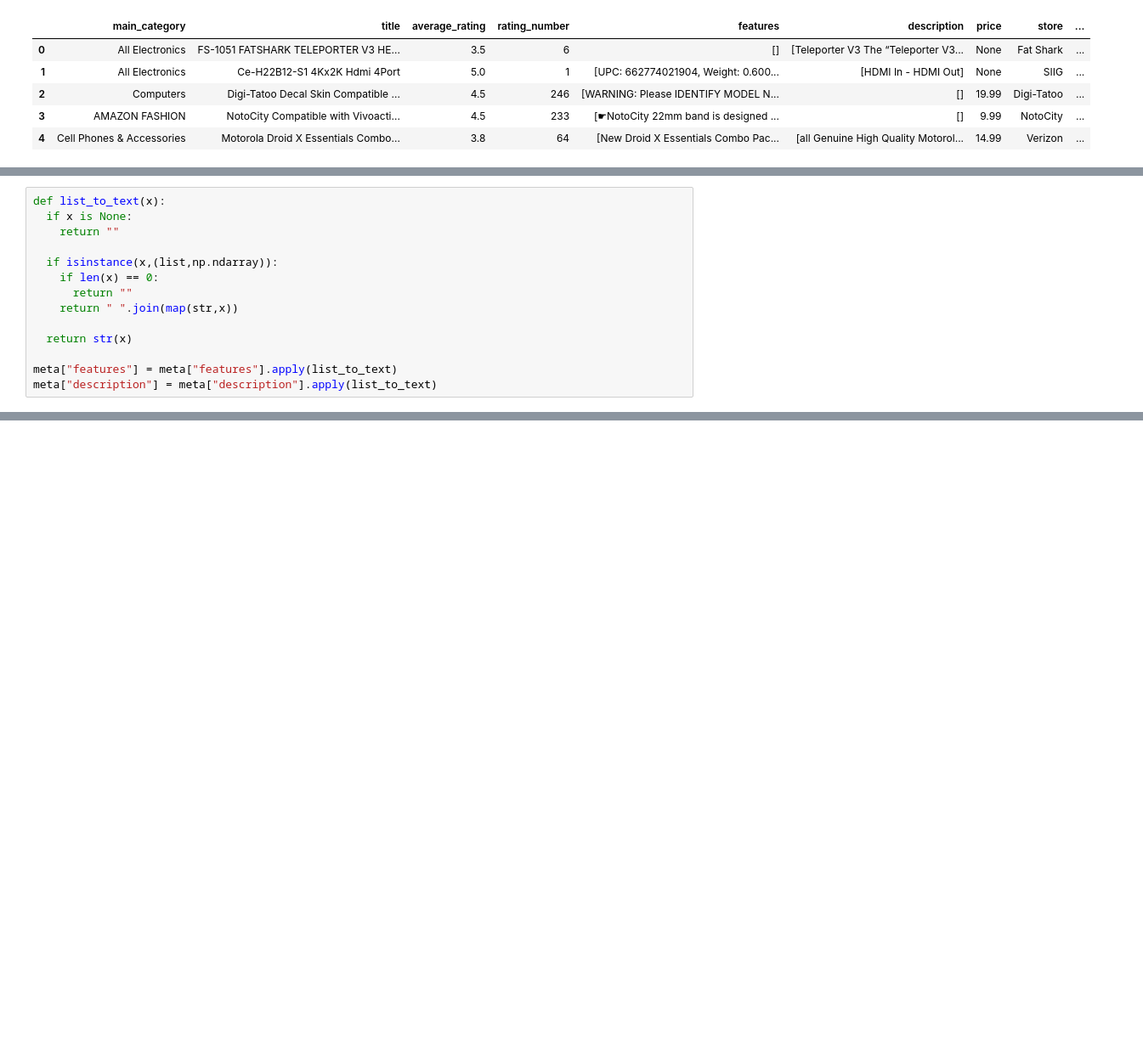
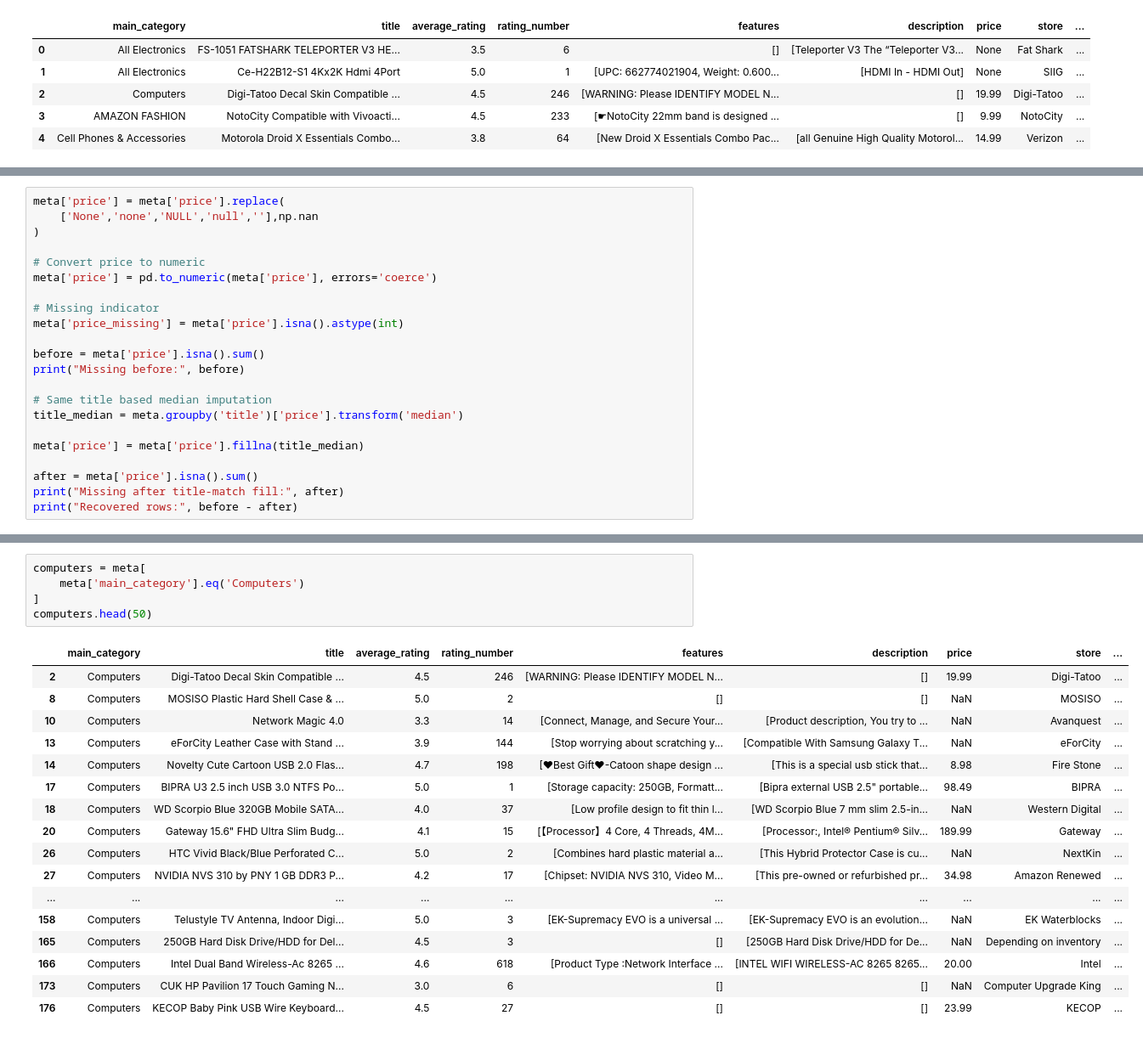
Before and after one commit to satyamkarn100-ctrl/Neural-Recommendation-Personalization-Engine, a Jupyter notebook: 02_preprocessing.ipynb, the cells around one changed output, grey strips where cells are left out. Shown at 85% size. Saved outputs shown, nothing was run; the diff lists cells and outputs as text; blank space fills up the shorter version.

```diff
--- a/02_preprocessing.ipynb
+++ b/02_preprocessing.ipynb
@@ -100,14 +98,0 @@ meta["price"] = pd.to_numeric(meta["price"], errors="coerce")
-# %%
-def list_to_text(x):
-  if x is None:
-    return ""
-
-  if isinstance(x,(list,np.ndarray)):
-    if len(x) == 0:
-      return ""
-    return " ".join(map(str,x))
-
-  return str(x)
-
-meta["features"] = meta["features"].apply(list_to_text)
-meta["description"] = meta["description"].apply(list_to_text)
@@ -144,0 +161,22 @@ Meta-data Coverage: 14.32 %
+# %%
+meta['price'] = meta['price'].replace(
+    ['None','none','NULL','null',''],np.nan
+)
+
+# Convert price to numeric
+meta['price'] = pd.to_numeric(meta['price'], errors='coerce')
+
+# Missing indicator
+meta['price_missing'] = meta['price'].isna().astype(int)
+
+before = meta['price'].isna().sum()
+print("Missing before:", before)
+
+# Same title based median imputation
+title_median = meta.groupby('title')['price'].transform('median')
+
+meta['price'] = meta['price'].fillna(title_median)
+
+after = meta['price'].isna().sum()
+print("Missing after title-match fill:", after)
+print("Recovered rows:", before - after)
@@ -144,0 +216,23 @@ Meta-data Coverage: 14.32 %
+# %%
+computers = meta[
+    meta['main_category'].eq('Computers')
+]
+computers.head(50)
+# %% [output]
+|  | main_category | title | average_rating | rating_number | features | description | price | store | ... |
+| 2 | Computers | Digi-Tatoo Decal Skin Compatible ... | 4.5 | 246 | [WARNING: Please IDENTIFY MODEL N... | [] | 19.99 | Digi-Tatoo | ... |
+| 8 | Computers | MOSISO Plastic Hard Shell Case & ... | 5.0 | 2 | [] | [] | NaN | MOSISO | ... |
+| 10 | Computers | Network Magic 4.0 | 3.3 | 14 | [Connect, Manage, and Secure Your... | [Product description, You try to ... | NaN | Avanquest | ... |
+| 13 | Computers | eForCity Leather Case with Stand ... | 3.9 | 144 | [Stop worrying about scratching y... | [Compatible With Samsung Galaxy T... | NaN | eForCity | ... |
+| 14 | Computers | Novelty Cute Cartoon USB 2.0 Flas... | 4.7 | 198 | [♥Best Gift♥-Catoon shape design ... | [This is a special usb stick that... | 8.98 | Fire Stone | ... |
+| 17 | Computers | BIPRA U3 2.5 inch USB 3.0 NTFS Po... | 5.0 | 1 | [Storage capacity: 250GB, Formatt... | [Bipra external USB 2.5" portable... | 98.49 | BIPRA | ... |
+| 18 | Computers | WD Scorpio Blue 320GB Mobile SATA... | 4.0 | 37 | [Low profile design to fit thin l... | [WD Scorpio Blue 7 mm slim 2.5-in... | NaN | Western Digital | ... |
+| 20 | Computers | Gateway 15.6" FHD Ultra Slim Budg... | 4.1 | 15 | [【Processor】4 Core, 4 Threads, 4M... | [Processor:, Intel® Pentium® Silv... | 189.99 | Gateway | ... |
+| 26 | Computers | HTC Vivid Black/Blue Perforated C... | 5.0 | 2 | [Combines hard plastic material a... | [This Hybrid Protector Case is cu... | NaN | NextKin | ... |
+| 27 | Computers | NVIDIA NVS 310 by PNY 1 GB DDR3 P... | 4.2 | 17 | [Chipset: NVIDIA NVS 310, Video M... | [This pre-owned or refurbished pr... | 34.98 | Amazon Renewed | ... |
+| ... | ... | ... | ... | ... | ... | ... | ... | ... | ... |
+| 158 | Computers | Telustyle TV Antenna, Indoor Digi... | 5.0 | 3 | [EK-Supremacy EVO is a universal ... | [EK-Supremacy EVO is an evolution... | NaN | EK Waterblocks | ... |
+| 165 | Computers | 250GB Hard Disk Drive/HDD for Del... | 4.5 | 3 | [] | [250GB Hard Disk Drive/HDD for De... | NaN | Depending on inventory | ... |
+| 166 | Computers | Intel Dual Band Wireless-Ac 8265 ... | 4.6 | 618 | [Product Type :Network Interface ... | [INTEL WIFI WIRELESS-AC 8265 8265... | 20.00 | Intel | ... |
+| 173 | Computers | CUK HP Pavilion 17 Touch Gaming N... | 3.0 | 6 | [] | [] | NaN | Computer Upgrade King | ... |
+| 176 | Computers | KECOP Baby Pink USB Wire Keyboard... | 4.5 | 27 | [] | [] | 23.99 | KECOP | ... |
```
Also changed, not shown: parts of 15 cells of this notebook.
